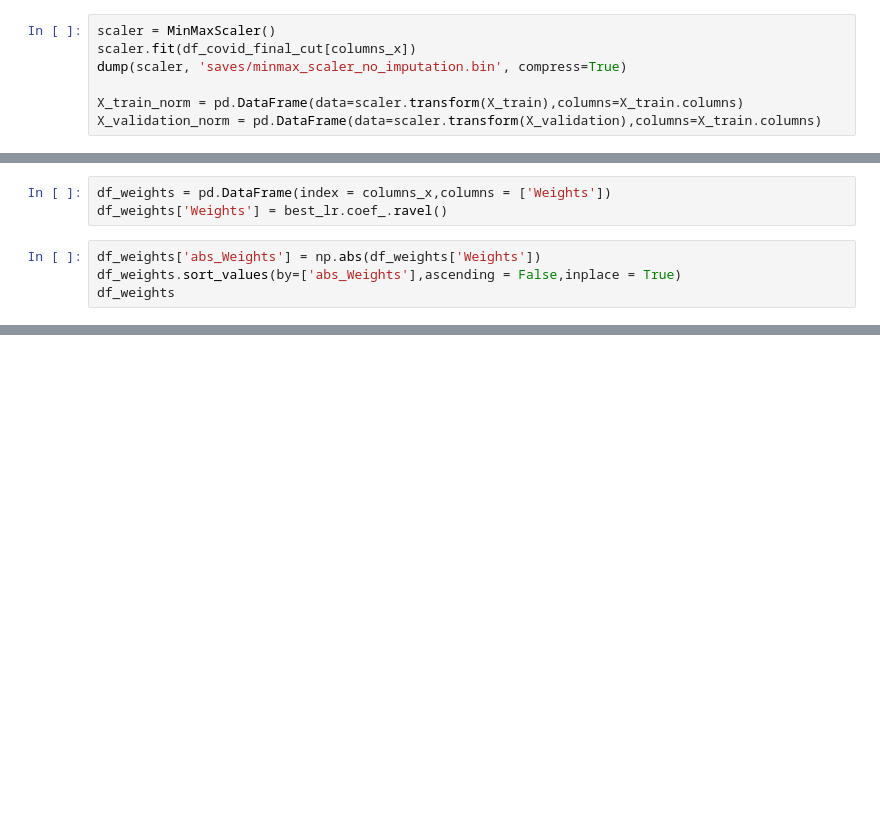
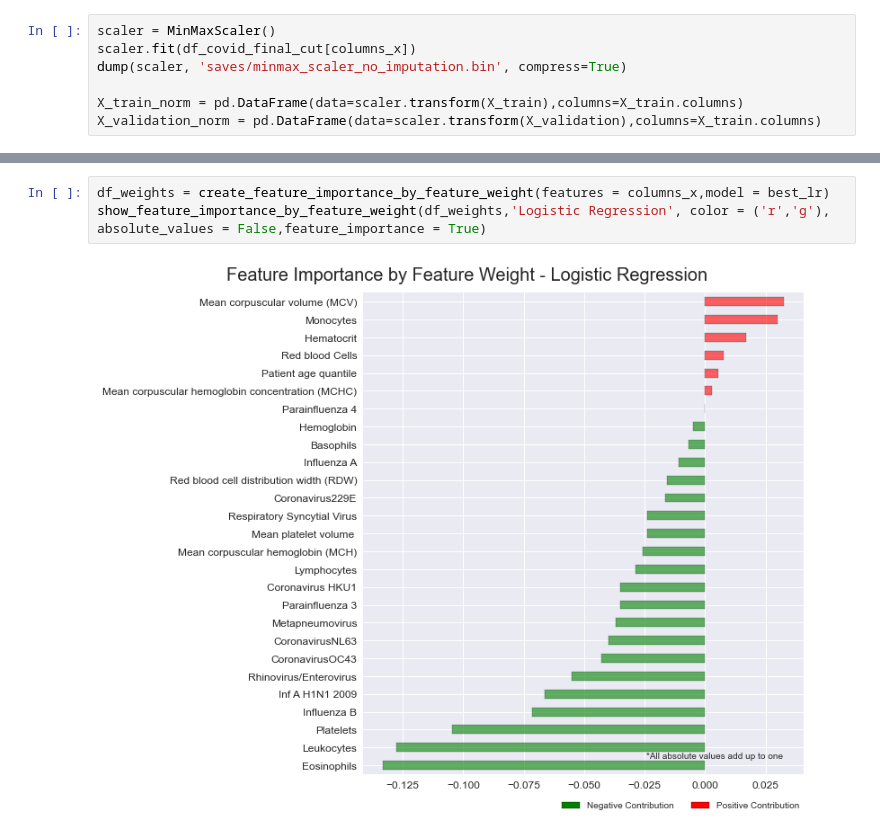
Before and after one commit to lucasthim/covid19-prediction, a Jupyter notebook: 01_exploratory_analysis_pre_treatment.ipynb, the cells around one changed output, grey strips where cells are left out. Cells and saved outputs as stored; diff of their text form; blank space fills up the shorter version.

```diff
--- a/01_exploratory_analysis_pre_treatment.ipynb
+++ b/01_exploratory_analysis_pre_treatment.ipynb
@@ -404,8 +376 @@ Logistic Regression : ROC AUC=0.961
 ['saves/logistic_regression_no_imputation.bin']
-# %%
-df_weights = pd.DataFrame(index = columns_x,columns = ['Weights'])
-df_weights['Weights'] = best_lr.coef_.ravel()
-# %%
-df_weights['abs_Weights'] = np.abs(df_weights['Weights'])
-df_weights.sort_values(by=['abs_Weights'],ascending = False,inplace = True)
-df_weights
@@ -429,0 +488,5 @@ df_weights
+# %%
+df_weights = create_feature_importance_by_feature_weight(features = columns_x,model = best_lr)
+show_feature_importance_by_feature_weight(df_weights,'Logistic Regression', color = ('r','g'), absolute_values = False,feature_importance = True)
+# %% [output]
+[figure, added]
```
Also changed, not shown: parts of 45 cells of this notebook, 6 other files.
